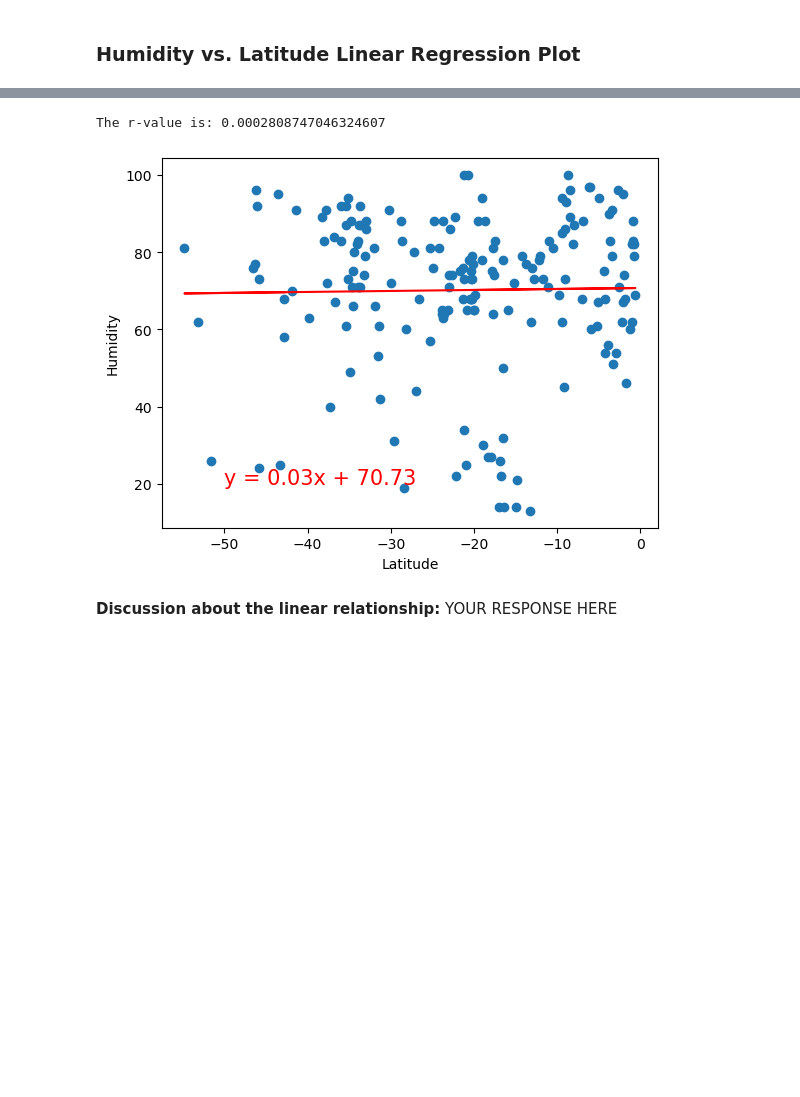
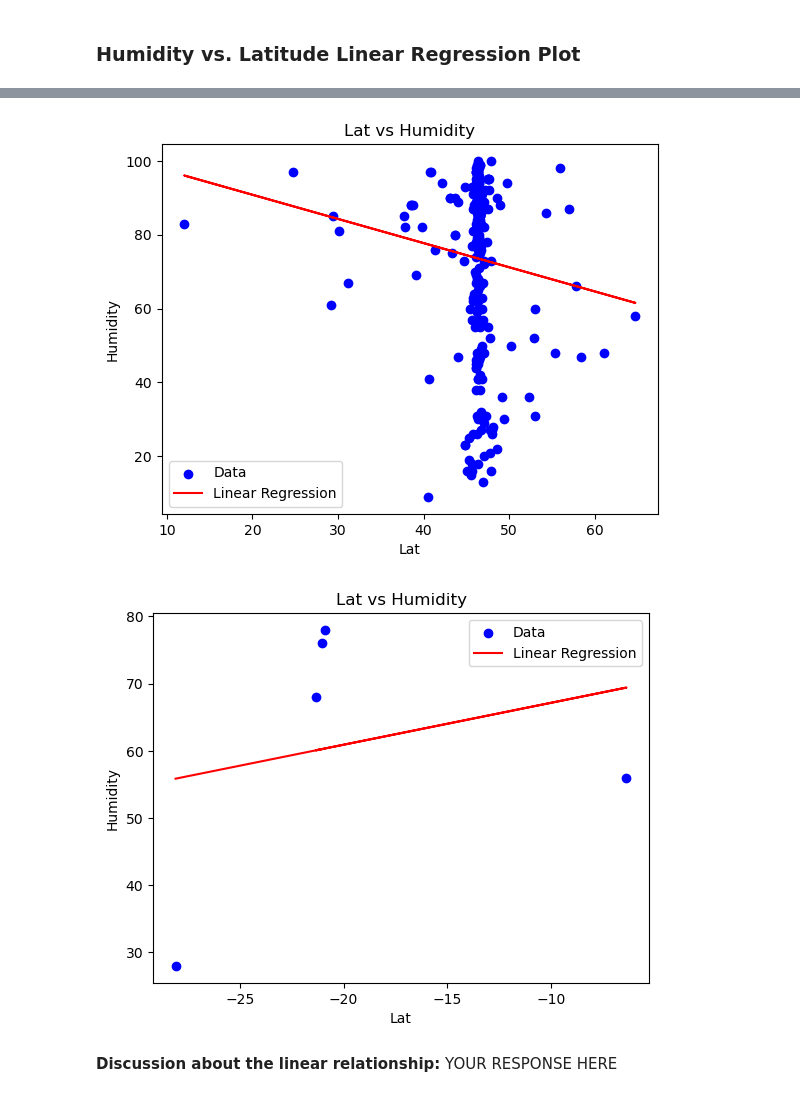
Before and after one commit to Victarrion/python-api-challenge, a Jupyter notebook: WeatherPy/WeatherPy.ipynb, the cells around one changed output, grey strips where cells are left out. Saved outputs shown, nothing was run; the diff lists cells and outputs as text; code cells hidden in the pictures; blank space fills up the shorter version.

```diff
--- a/WeatherPy/WeatherPy.ipynb
+++ b/WeatherPy/WeatherPy.ipynb
@@ -361,9 +358,14 @@ The r-value is: 0.05689741545789598
+# %%
+# Northern Hemisphere
+show_linear_regression(northern_hemi_df,'Lat', 'Humidity')
+# northern_hemi_df
+# %% [output]
+[figure, added]
 # %%
 # Southern Hemisphere
-# YOUR CODE HERE
+show_linear_regression(southern_hemi_df,'Lat', 'Humidity')
 # %% [output]
-The r-value is: 0.0002808747046324607
-[figure, old version]
+[figure, new version]
 # %% [markdown]
 **Discussion about the linear relationship:** YOUR RESPONSE HERE
 # %% [markdown]
```
Also changed, not shown: parts of 14 cells of this notebook, 2 other files.
